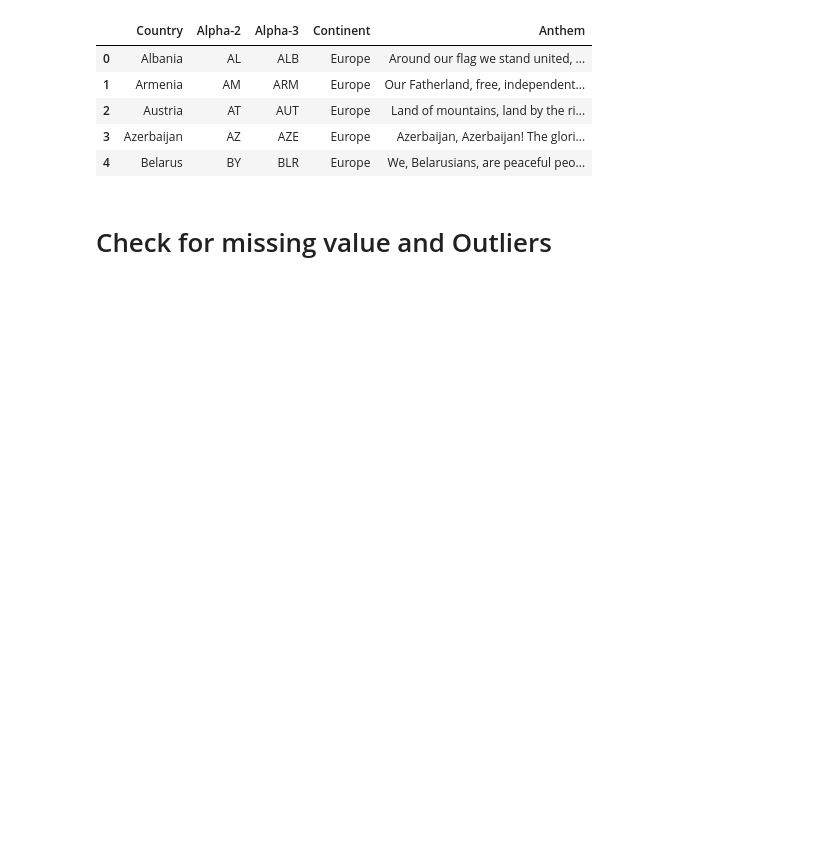
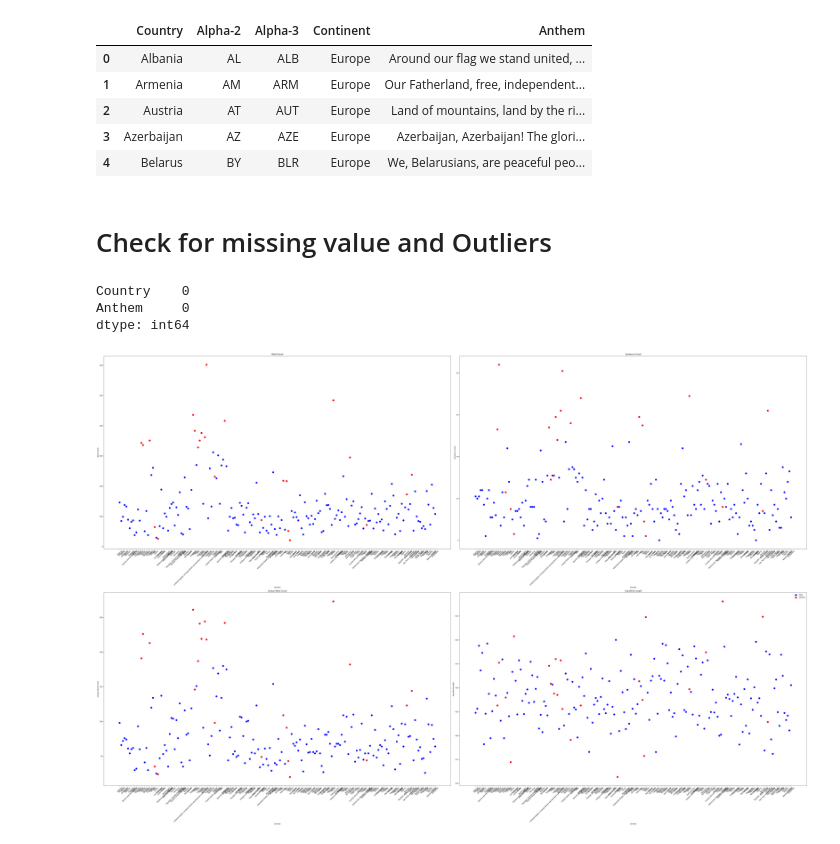
Before and after one commit to DarbyAlway/nlp_a5, a Jupyter notebook: A5/a5.ipynb, the cells around one changed output. Cells and saved outputs as stored; diff of their text form; code cells hidden in the pictures; blank space fills up the shorter version.

```diff
--- a/A5/a5.ipynb
+++ b/A5/a5.ipynb
@@ -40,3 +27,46 @@ data.head()
 | 4 | Belarus | BY | BLR | Europe | We, Belarusians, are peaceful peo... |
 # %% [markdown]
 # Check for missing value and Outliers
+# %%
+df = pd.DataFrame(data, columns=["Country", "Anthem"])
+# %%
+df.isna().sum()
+# %% [output]
+Country    0
+Anthem     0
+dtype: int64
+# %%
+def extract_features(text):
+    text_clean = re.sub(r'[^a-zA-Z\s]', '', text)
+    words = text_clean.split()
+
+    word_count = len(words)
+    sentence_count = text.count('.') + text.count('!') + text.count('?') + text.count(',')
+    unique_word_count = len(set(words))
+    avg_word_length = np.mean([len(word) for word in words]) if words else 0
+
+    return word_count, sentence_count, unique_word_count, avg_word_length
+
+df[['Word Count', 'Sentence Count', 'Unique Word Count', 'Avg Word Length']] = df['Anthem'].apply(lambda x: pd.Series(extract_features(x)))
+
+features = ['Word Count', 'Sentence Count', 'Unique Word Count', 'Avg Word Length']
+z_scores = np.abs((df[features] - df[features].mean()) / df[features].std())
+
+outliers = (z_scores > 2).any(axis=1)
+
+plt.figure(figsize=(60, 40))
+
+for idx, feature in enumerate(features):
+    plt.subplot(2, 2, idx + 1)
+    plt.scatter(df['Country'], df[feature], color='blue', label='Data', s=100)
+    plt.scatter(df[outliers]['Country'], df[outliers][feature], color='red', label='Outliers', s=100)
+    plt.title(f'{feature}')
+    plt.xticks(rotation=45)
+    plt.xlabel('Country')
+    plt.ylabel(feature)
+
+plt.tight_layout()
+plt.legend()
+plt.show()
+# %% [output]
+[figure, added]
```
Also changed, not shown: parts of 23 cells of this notebook, 2 other files.
